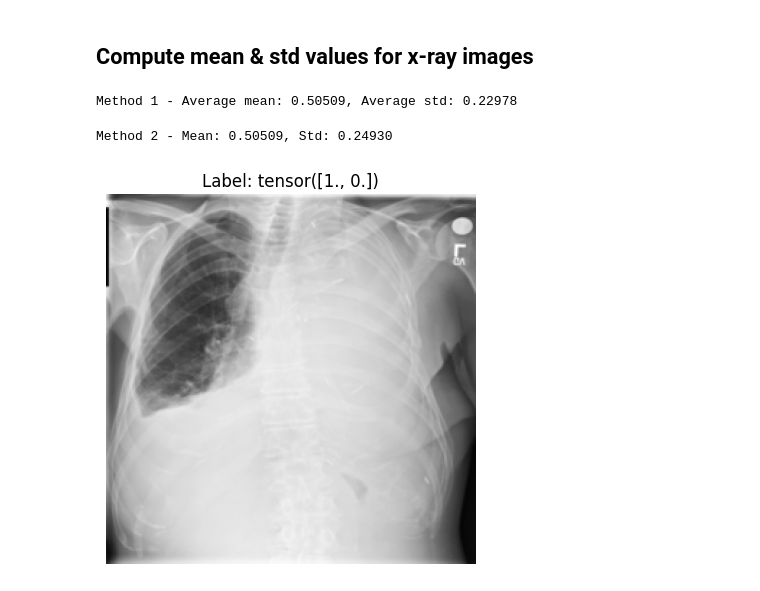
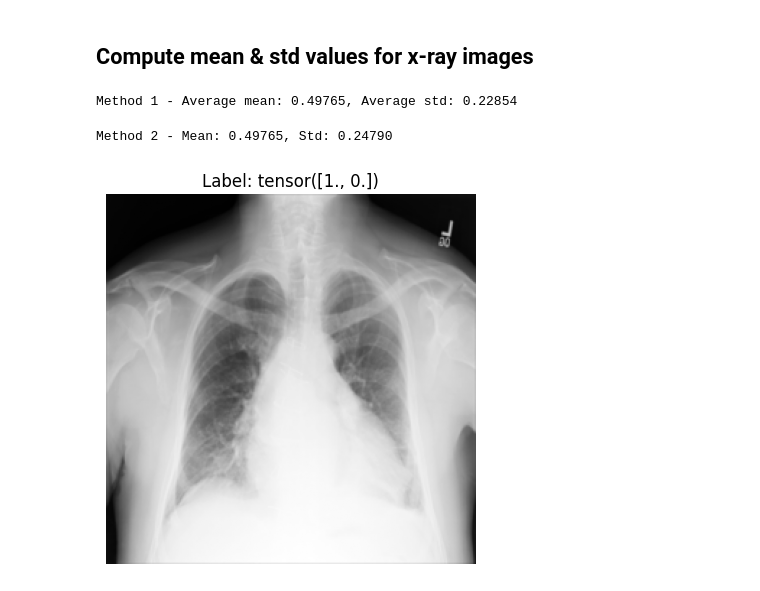
Before and after one commit to 589664/InfernoCalibNet, a Jupyter notebook: notebooks/0.1-dataprep4CNNTrain.ipynb, the cells around one changed output. Cells and saved outputs as stored; diff of their text form; code cells hidden in the pictures.

Commit message:
diagrams plots and generall updates

```diff
--- a/notebooks/0.1-dataprep4CNNTrain.ipynb
+++ b/notebooks/0.1-dataprep4CNNTrain.ipynb
@@ -127,6 +129,7 @@ else:
 # %%
 import seaborn as sns
 import matplotlib.pyplot as plt
+import matplotlib
 import pandas as pd
 
 def multilabel_stats(df, name):
@@ -151,18 +154,23 @@ summary_df = pd.concat([
 
 heatmap_data = summary_df.astype(int)
 
-plt.figure(figsize=(10, 5))
+matplotlib.rcParams['font.family'] = 'Serif'
+
+fig, ax = plt.subplots(figsize=(10, 5))
 sns.heatmap(
     heatmap_data,
     annot=True,
     fmt="d",
     cmap=sns.diverging_palette(220, 20, as_cmap=True),
     linewidths=0.5,
-    linecolor="white"
+    linecolor="white",
+    ax=ax
 )
 
-plt.title("Multilabel Summary Statistics per Split")
+ax.set_title("Multilabel Summary Statistics per Split")
 plt.xticks(rotation=45, ha="right")
 plt.yticks(rotation=0)
 plt.tight_layout()
-plt.show()
+display(fig)
+fig.savefig(OUT_DIR / "split_summary.pdf")
+plt.close(fig)
@@ -189,7 +199,7 @@ def calc_mean_std(img_path: str) -> tuple[float, float]:
     std = tensor.std().item()
     return mean, std
 
-df = pd.read_csv(OUT_DIR / "ml_test.csv")
+df = pd.read_csv(OUT_DIR / "ml_train.csv")
 
 means = []
 stds = []
@@ -204,36 +214,36 @@ avg_std = sum(stds) / len(stds)
 
 # Second method: dataset-wide mean/std via DataLoader devided by 32 batches
 
-train_dt = ChestXRayDataset(OUT_DIR / "ml_test.csv", transform=False)
+train_dt = ChestXRayDataset(OUT_DIR / "ml_train.csv", transform=False)
 
 def compute_mean_std(dataset):
     loader = DataLoader(dataset, batch_size=32, shuffle=False)
     psum = 0.0
     psum_sq = 0.0
     count = 0
 
     for imgs, _ in tqdm(loader, desc="Computing mean and std (method 2)"):
         imgs = imgs.float().cpu()
         psum += imgs.sum().item()
         psum_sq += (imgs ** 2).sum().item()
         count += imgs.numel()
 
     mean = psum / count
     std = ((psum_sq / count) - (mean ** 2)) ** 0.5
     return mean, std
 
 mean2, std2 = compute_mean_std(train_dt)
 
 print(f"\nMethod 1 - Average mean: {avg_mean:.5f}, Average std: {avg_std:.5f}")
 print(f"Method 2 - Mean: {mean2:.5f}, Std: {std2:.5f}")
 
 # View one sample image
 img, label = train_dt[0]
 plt.imshow(img.squeeze(0), cmap='gray')
 plt.title(f"Label: {label}")
 plt.axis('off')
 plt.show()
 # %% [output]
-Method 1 - Average mean: 0.50509, Average std: 0.22978
+Method 1 - Average mean: 0.49765, Average std: 0.22854
-Method 2 - Mean: 0.50509, Std: 0.24930
+Method 2 - Mean: 0.49765, Std: 0.24790
-[figure, old version]
+[figure, new version]
```
Also changed, not shown: parts of 3 cells of this notebook, 12 other files.
